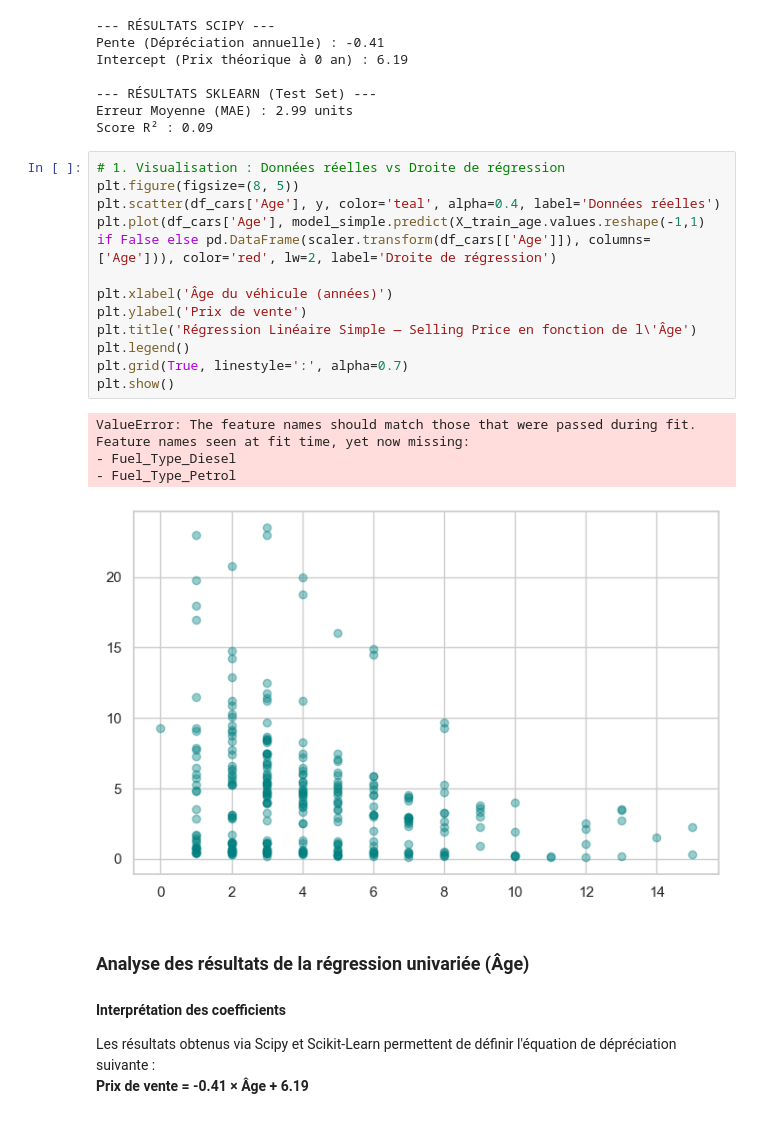
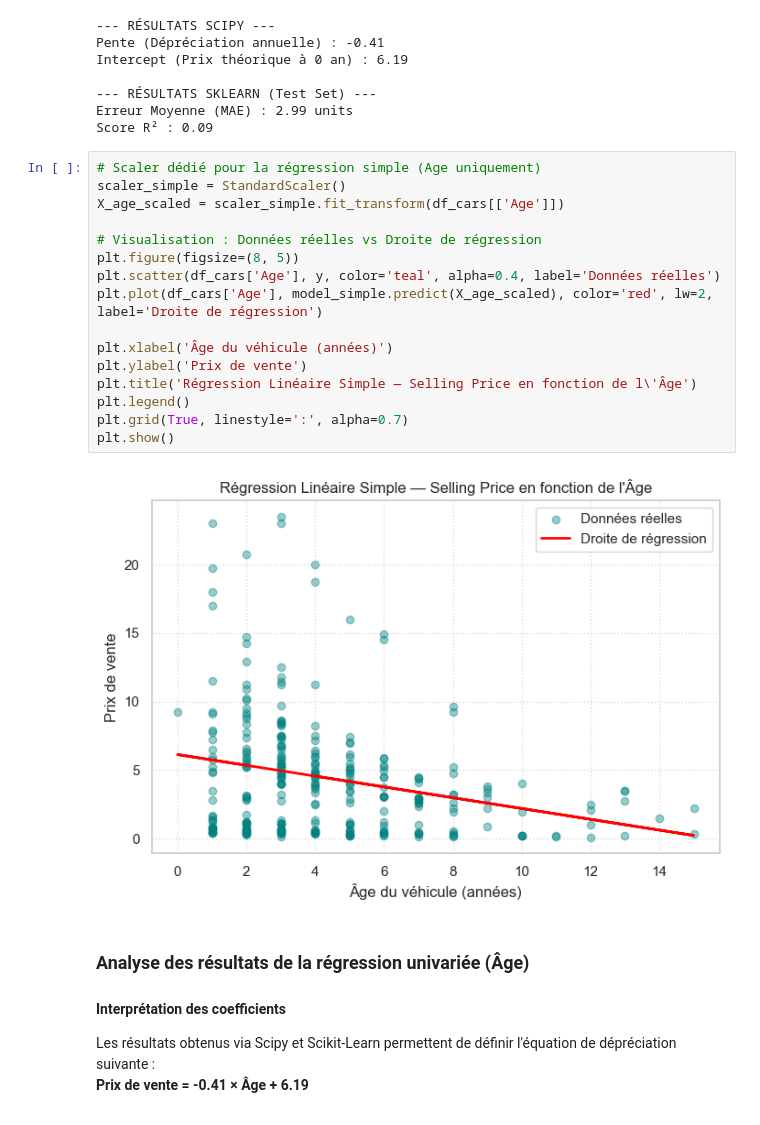
Before and after one commit to Paul-Emmanuel-Buffe/new-car, a Jupyter notebook: notebook/new-car.ipynb, the cells around one changed output. Cells and saved outputs as stored; diff of their text form.

```diff
--- a/notebook/new-car.ipynb
+++ b/notebook/new-car.ipynb
@@ -622,23 +622,23 @@ Intercept (Prix théorique à 0 an) : 6.19
 Erreur Moyenne (MAE) : 2.99 units
 Score R² : 0.09
 # %%
-# 1. Visualisation : Données réelles vs Droite de régression
+# Scaler dédié pour la régression simple (Age uniquement)
+scaler_simple = StandardScaler()
+X_age_scaled = scaler_simple.fit_transform(df_cars[['Age']])
+
+# Visualisation : Données réelles vs Droite de régression
 plt.figure(figsize=(8, 5))
 plt.scatter(df_cars['Age'], y, color='teal', alpha=0.4, label='Données réelles')
-plt.plot(df_cars['Age'], model_simple.predict(X_train_age.values.reshape(-1,1) if False else pd.DataFrame(scaler.transform(df_cars[['Age']]), columns=['Age'])), color='red', lw=2, label='Droite de régression')
+plt.plot(df_cars['Age'], model_simple.predict(X_age_scaled), color='red', lw=2, label='Droite de régression')
 
 plt.xlabel('Âge du véhicule (années)')
 plt.ylabel('Prix de vente')
 plt.title('Régression Linéaire Simple — Selling Price en fonction de l\'Âge')
 plt.legend()
 plt.grid(True, linestyle=':', alpha=0.7)
 plt.show()
 # %% [output]
-ValueError: The feature names should match those that were passed during fit.
-Feature names seen at fit time, yet now missing:
-- Fuel_Type_Diesel
-- Fuel_Type_Petrol
-[figure, old version]
+[figure, new version]
 # %% [markdown]
 ### Analyse des résultats de la régression univariée (Âge)
 
```
